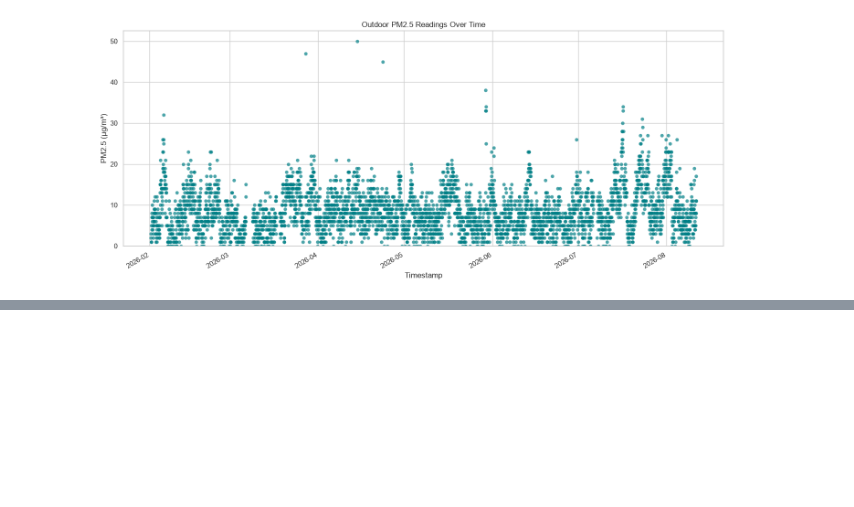
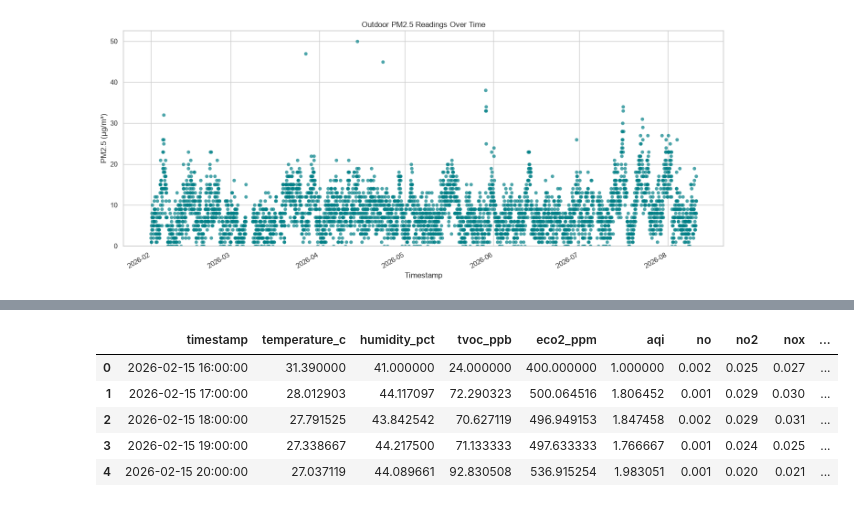
Before and after one commit to SirSerow/esp32-air-quality-sensor, a Jupyter notebook: data-processing/dataset_exploation.ipynb, the cells around one changed output, grey strips where cells are left out. Drawn from its saved outputs; the diff is of its cells as text; code cells hidden in the pictures; blank space fills up the shorter version.

```diff
--- a/data-processing/dataset_exploation.ipynb
+++ b/data-processing/dataset_exploation.ipynb
@@ -782,2 +808,28 @@ plt.show()
 # %%
-# Make each unique "parameter" a separate column
+# Aggregate the sensor readings to hourly averages and merge with the OpenAQ data.
+# Only valid ENS160 readings are used. The sensor timestamps are floored to the
+# hour to match the hourly OpenAQ measurements (both are in UTC).
+sensor_hourly = (
+    data[data['ens_validity'] == 0]
+    .assign(timestamp=lambda df: df['timestamp'].dt.floor('h'))
+    .groupby('timestamp')
+    .agg({
+        'temperature_c': 'mean',
+        'humidity_pct': 'mean',
+        'tvoc_ppb': 'mean',
+        'eco2_ppm': 'mean',
+        'aqi': 'mean',
+    })
+    .reset_index()
+)
+
+# Keep only the timestamps present in both datasets.
+comparison_data = pd.merge(sensor_hourly, openaq_data, on='timestamp', how='inner')
+
+print(f"Sensor hourly range: {sensor_hourly['timestamp'].min()} to {sensor_hourly['timestamp'].max()}")
+print(f"OpenAQ range:        {openaq_data['timestamp'].min()} to {openaq_data['timestamp'].max()}")
+print(f"Merged data shape:   {comparison_data.shape}")
+print(f"Merged date range:   {comparison_data['timestamp'].min()} to {comparison_data['timestamp'].max()}")
+
+comparison_data.head()
+# %% [output]
@@ -783,0 +840,6 @@ plt.show()
+|  | timestamp | temperature_c | humidity_pct | tvoc_ppb | eco2_ppm | aqi | no | no2 | nox | ... |
+| 0 | 2026-02-15 16:00:00 | 31.390000 | 41.000000 | 24.000000 | 400.000000 | 1.000000 | 0.002 | 0.025 | 0.027 | ... |
+| 1 | 2026-02-15 17:00:00 | 28.012903 | 44.117097 | 72.290323 | 500.064516 | 1.806452 | 0.001 | 0.029 | 0.030 | ... |
+| 2 | 2026-02-15 18:00:00 | 27.791525 | 43.842542 | 70.627119 | 496.949153 | 1.847458 | 0.002 | 0.029 | 0.031 | ... |
+| 3 | 2026-02-15 19:00:00 | 27.338667 | 44.217500 | 71.133333 | 497.633333 | 1.766667 | 0.001 | 0.024 | 0.025 | ... |
+| 4 | 2026-02-15 20:00:00 | 27.037119 | 44.089661 | 92.830508 | 536.915254 | 1.983051 | 0.001 | 0.020 | 0.021 | ... |
```
Also changed, not shown: parts of 10 cells of this notebook, 6 other files.
